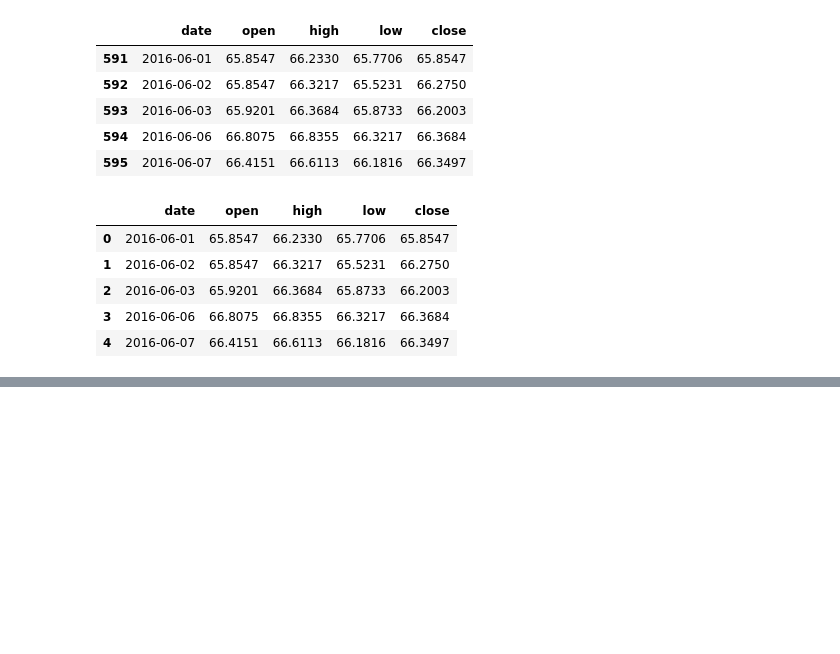
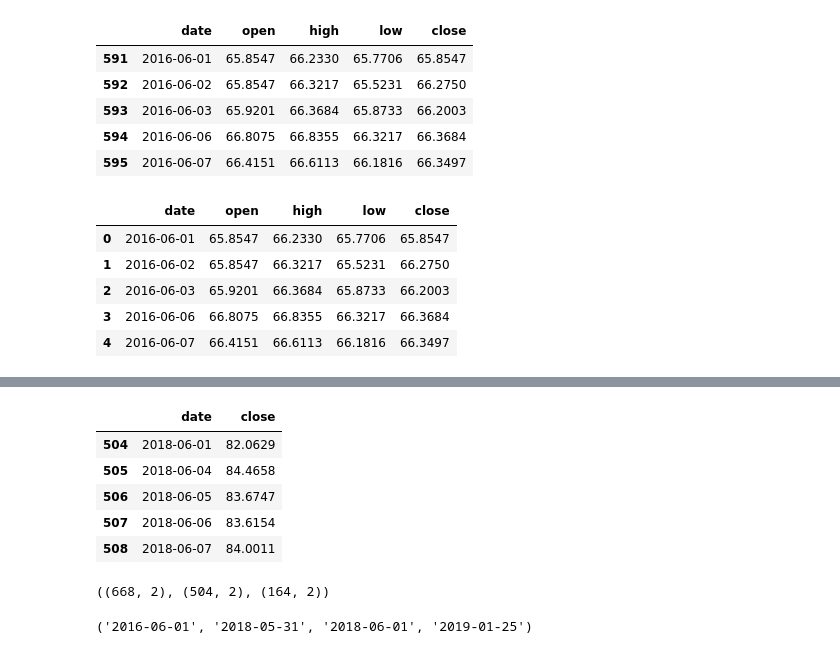
Before and after one commit to sankmish/Keras-Stock-Predictor, a Jupyter notebook: filter_data_and_models.ipynb, the cells around one changed output, grey strips where cells are left out. Saved outputs shown, nothing was run; the diff lists cells and outputs as text; code cells hidden in the pictures; blank space fills up the shorter version.

```diff
--- a/filter_data_and_models.ipynb
+++ b/filter_data_and_models.ipynb
@@ -56,0 +93,18 @@ filteredData.head()
+# %%
+movingAverageTestData = movingAverageData.loc[trainEndIndex:]
+movingAverageTestData.head()
+# %% [output]
+|  | date | close |
+| 504 | 2018-06-01 | 82.0629 |
+| 505 | 2018-06-04 | 84.4658 |
+| 506 | 2018-06-05 | 83.6747 |
+| 507 | 2018-06-06 | 83.6154 |
+| 508 | 2018-06-07 | 84.0011 |
+# %%
+movingAverageData.shape, movingAverageTrainData.shape, movingAverageTestData.shape
+# %% [output]
+((668, 2), (504, 2), (164, 2))
+# %%
+movingAverageTrainData['date'].min(), movingAverageTrainData['date'].max(), movingAverageTestData['date'].min(), movingAverageTestData['date'].max()
+# %% [output]
+('2016-06-01', '2018-05-31', '2018-06-01', '2019-01-25')
```
Also changed, not shown: parts of 8 cells of this notebook.
